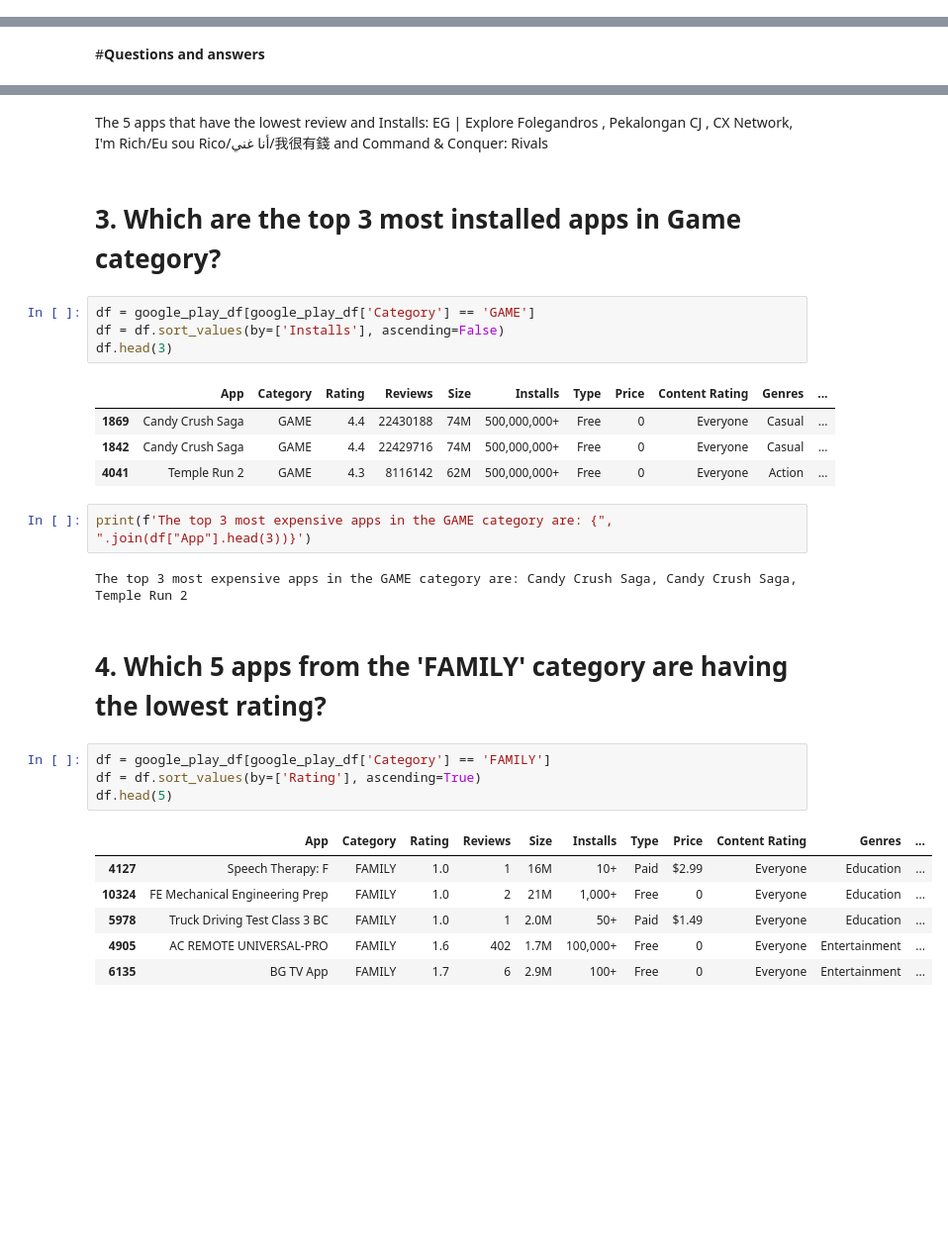
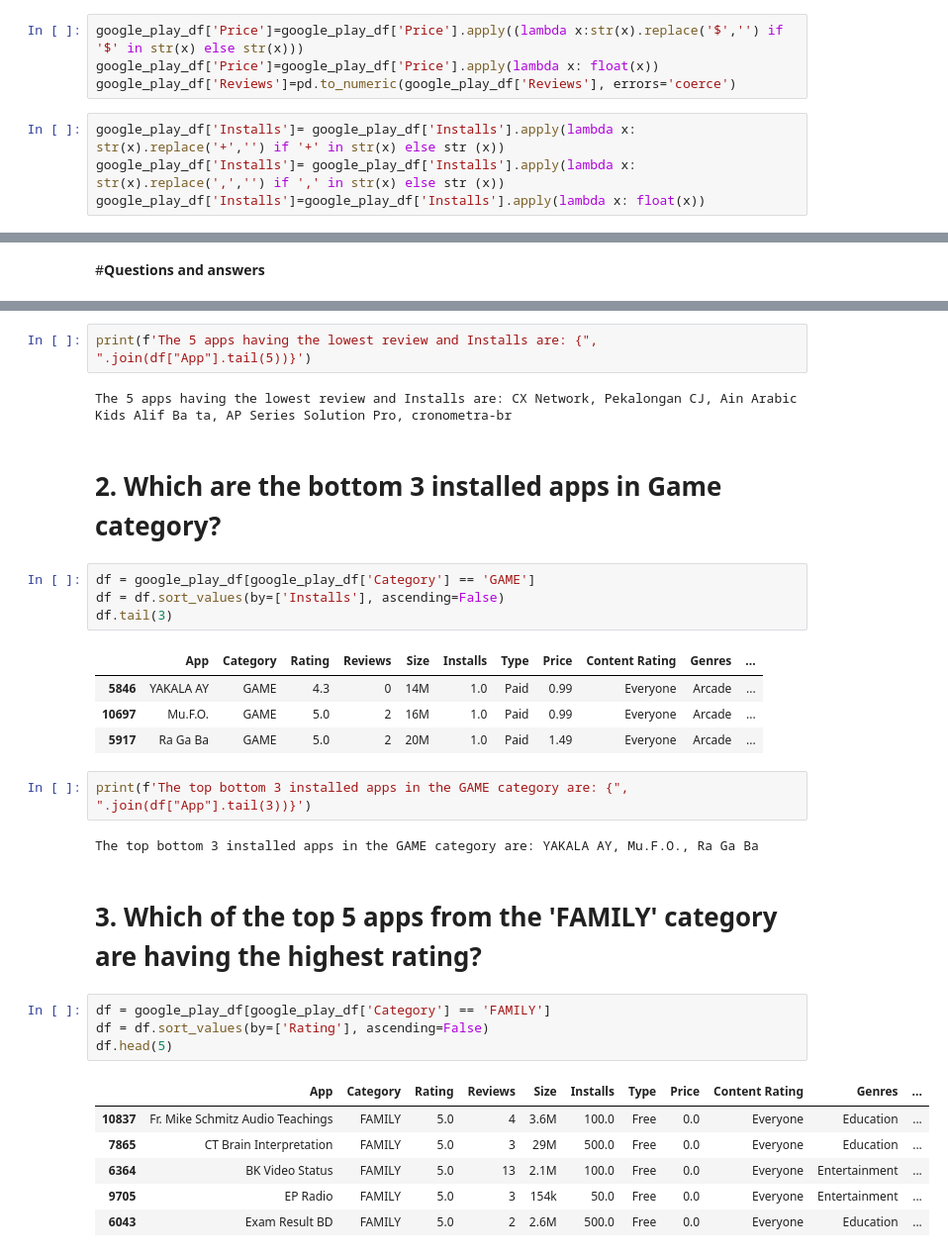
Before and after one commit to chetanre7/Google-Play-Store-app-review, a Jupyter notebook: Play_Store_App_Review_Analysis_Capstone_Project.ipynb, the cells around one changed output, grey strips where cells are left out. Shown at 99% size. Cells and saved outputs as stored; diff of their text form; blank space fills up the shorter version.

Commit message:
Complete analysis of google play store app review

```diff
--- a/Play_Store_App_Review_Analysis_Capstone_Project.ipynb
+++ b/Play_Store_App_Review_Analysis_Capstone_Project.ipynb
@@ -217,6 +217,14 @@ dtype: object
 google_play_df['Type'].fillna(str(google_play_df['Type'].mode().values[0]),inplace=True)
 google_play_df['Current Ver'].fillna(str(google_play_df['Current Ver'].mode().values[0]),inplace=True)
 google_play_df['Android Ver'].fillna(str(google_play_df['Android Ver'].mode().values[0]),inplace=True)
+# %%
+google_play_df['Price']=google_play_df['Price'].apply((lambda x:str(x).replace('$','') if '$' in str(x) else str(x)))
+google_play_df['Price']=google_play_df['Price'].apply(lambda x: float(x))
+google_play_df['Reviews']=pd.to_numeric(google_play_df['Reviews'], errors='coerce')
+# %%
+google_play_df['Installs']= google_play_df['Installs'].apply(lambda x: str(x).replace('+','') if '+' in str(x) else str (x))
+google_play_df['Installs']= google_play_df['Installs'].apply(lambda x: str(x).replace(',','') if ',' in str(x) else str (x))
+google_play_df['Installs']=google_play_df['Installs'].apply(lambda x: float(x))
 # %%
 google_play_df.isnull().sum()
 # %% [output]
@@ -334,31 +350,33 @@ df.tail(5)
-# %% [markdown]
-The 5 apps that have the lowest review and Installs: EG | Explore Folegandros	, Pekalongan CJ	, CX Network, I'm Rich/Eu sou Rico/أنا غني/我很有錢	 and Command & Conquer: Rivals
+# %%
+print(f'The 5 apps having the lowest review and Installs are: {", ".join(df["App"].tail(5))}')
+# %% [output]
+The 5 apps having the lowest review and Installs are: CX Network, Pekalongan CJ, Ain Arabic Kids Alif Ba ta, AP Series Solution Pro, cronometra-br
 # %% [markdown]
-# 3. Which are the top 3 most installed apps in Game category?
+# 2. Which are the bottom 3 installed apps in Game category?
 # %%
 df = google_play_df[google_play_df['Category'] == 'GAME']
 df = df.sort_values(by=['Installs'], ascending=False)
-df.head(3)
+df.tail(3)
 # %% [output]
 |  | App | Category | Rating | Reviews | Size | Installs | Type | Price | Content Rating | Genres | ... |
-| 1869 | Candy Crush Saga | GAME | 4.4 | 22430188 | 74M | 500,000,000+ | Free | 0 | Everyone | Casual | ... |
-| 1842 | Candy Crush Saga | GAME | 4.4 | 22429716 | 74M | 500,000,000+ | Free | 0 | Everyone | Casual | ... |
-| 4041 | Temple Run 2 | GAME | 4.3 | 8116142 | 62M | 500,000,000+ | Free | 0 | Everyone | Action | ... |
+| 5846 | YAKALA AY | GAME | 4.3 | 0 | 14M | 1.0 | Paid | 0.99 | Everyone | Arcade | ... |
+| 10697 | Mu.F.O. | GAME | 5.0 | 2 | 16M | 1.0 | Paid | 0.99 | Everyone | Arcade | ... |
+| 5917 | Ra Ga Ba | GAME | 5.0 | 2 | 20M | 1.0 | Paid | 1.49 | Everyone | Arcade | ... |
 # %%
-print(f'The top 3 most expensive apps in the GAME category are: {", ".join(df["App"].head(3))}')
+print(f'The top bottom 3 installed apps in the GAME category are: {", ".join(df["App"].tail(3))}')
 # %% [output]
-The top 3 most expensive apps in the GAME category are: Candy Crush Saga, Candy Crush Saga, Temple Run 2
+The top bottom 3 installed apps in the GAME category are: YAKALA AY, Mu.F.O., Ra Ga Ba
 # %% [markdown]
-# 4. Which 5 apps from the 'FAMILY' category are having the lowest rating?
+# 3. Which of the top 5 apps from the 'FAMILY' category are having the highest rating?
 # %%
 df = google_play_df[google_play_df['Category'] == 'FAMILY']
-df = df.sort_values(by=['Rating'], ascending=True)
+df = df.sort_values(by=['Rating'], ascending=False)
 df.head(5)
 # %% [output]
 |  | App | Category | Rating | Reviews | Size | Installs | Type | Price | Content Rating | Genres | ... |
-| 4127 | Speech Therapy: F | FAMILY | 1.0 | 1 | 16M | 10+ | Paid | $2.99 | Everyone | Education | ... |
-| 10324 | FE Mechanical Engineering Prep | FAMILY | 1.0 | 2 | 21M | 1,000+ | Free | 0 | Everyone | Education | ... |
-| 5978 | Truck Driving Test Class 3 BC | FAMILY | 1.0 | 1 | 2.0M | 50+ | Paid | $1.49 | Everyone | Education | ... |
-| 4905 | AC REMOTE UNIVERSAL-PRO | FAMILY | 1.6 | 402 | 1.7M | 100,000+ | Free | 0 | Everyone | Entertainment | ... |
-| 6135 | BG TV App | FAMILY | 1.7 | 6 | 2.9M | 100+ | Free | 0 | Everyone | Entertainment | ... |
+| 10837 | Fr. Mike Schmitz Audio Teachings | FAMILY | 5.0 | 4 | 3.6M | 100.0 | Free | 0.0 | Everyone | Education | ... |
+| 7865 | CT Brain Interpretation | FAMILY | 5.0 | 3 | 29M | 500.0 | Free | 0.0 | Everyone | Education | ... |
+| 6364 | BK Video Status | FAMILY | 5.0 | 13 | 2.1M | 100.0 | Free | 0.0 | Everyone | Entertainment | ... |
+| 9705 | EP Radio | FAMILY | 5.0 | 3 | 154k | 50.0 | Free | 0.0 | Everyone | Entertainment | ... |
+| 6043 | Exam Result BD | FAMILY | 5.0 | 2 | 2.6M | 500.0 | Free | 0.0 | Everyone | Education | ... |
 # %%
```
Also changed, not shown: parts of 22 cells of this notebook.
